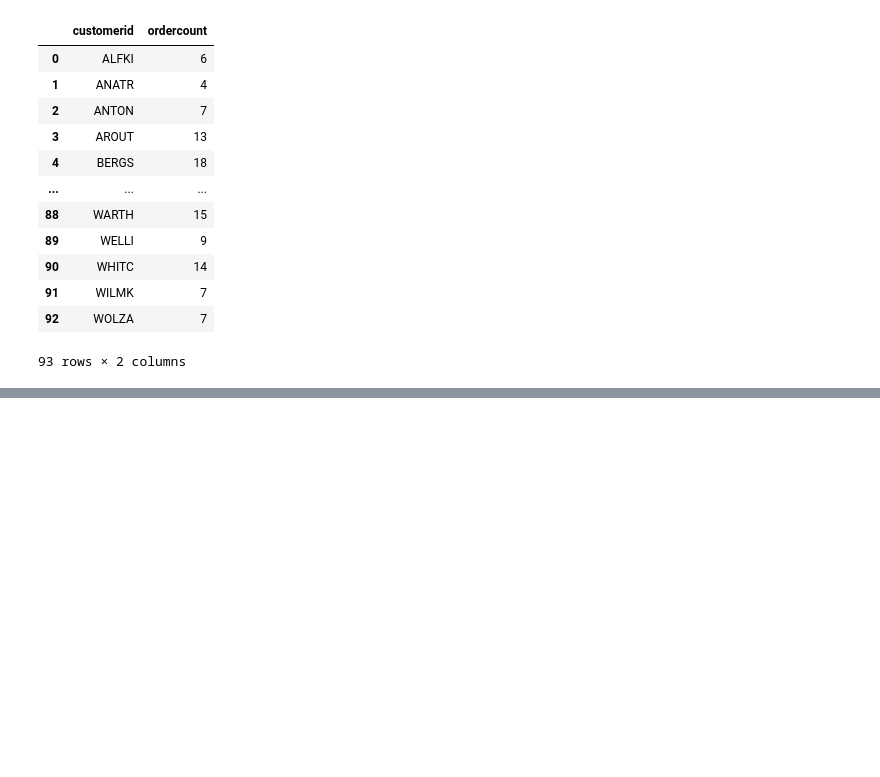
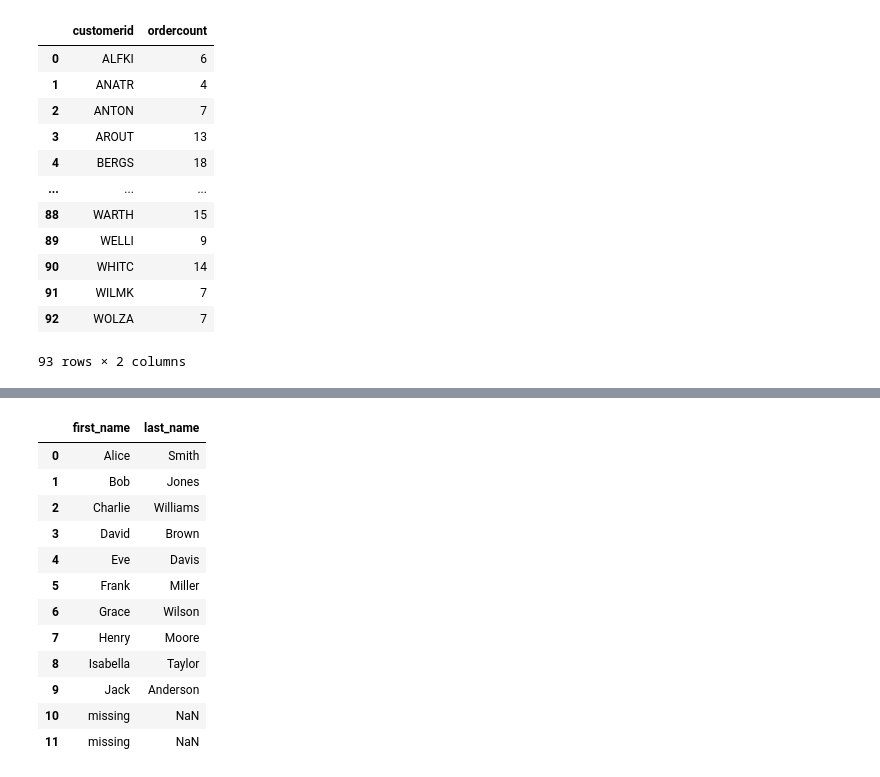
Before and after one commit to matthewpecsok/data_engineering, a Jupyter notebook: tutorials/de_data_transformations.ipynb, the cells around one changed output, grey strips where cells are left out. Saved outputs shown, nothing was run; the diff lists cells and outputs as text; code cells hidden in the pictures; blank space fills up the shorter version.

```diff
--- a/tutorials/de_data_transformations.ipynb
+++ b/tutorials/de_data_transformations.ipynb
@@ -279,3 +279,12 @@ pd.read_sql("select * from customer_order_count;", conn)
 | 91 | WILMK | 7 |
 | 92 | WOLZA | 7 |
 93 rows × 2 columns
+# %%
+import pandas as pd
+import numpy as np
+
+data = {'first_name': ['Alice', 'Bob', 'Charlie', 'David', 'Eve', 'Frank', 'Grace', 'Henry', 'Isabella', 'Jack', np.nan, np.nan],
+        'last_name': ['Smith', 'Jones', 'Williams', 'Brown', 'Davis', 'Miller', 'Wilson', 'Moore', 'Taylor', 'Anderson', np.nan, np.nan]}
+
+df = pd.DataFrame(data)
+print(df)
@@ -281,0 +305,17 @@ pd.read_sql("select * from customer_order_count;", conn)
+# %%
+df['first_name'] = df['first_name'].fillna('missing')
+df
+# %% [output]
+|  | first_name | last_name |
+| 0 | Alice | Smith |
+| 1 | Bob | Jones |
+| 2 | Charlie | Williams |
+| 3 | David | Brown |
+| 4 | Eve | Davis |
+| 5 | Frank | Miller |
+| 6 | Grace | Wilson |
+| 7 | Henry | Moore |
+| 8 | Isabella | Taylor |
+| 9 | Jack | Anderson |
+| 10 | missing | NaN |
+| 11 | missing | NaN |
```
Also changed, not shown: parts of 2 cells of this notebook.
